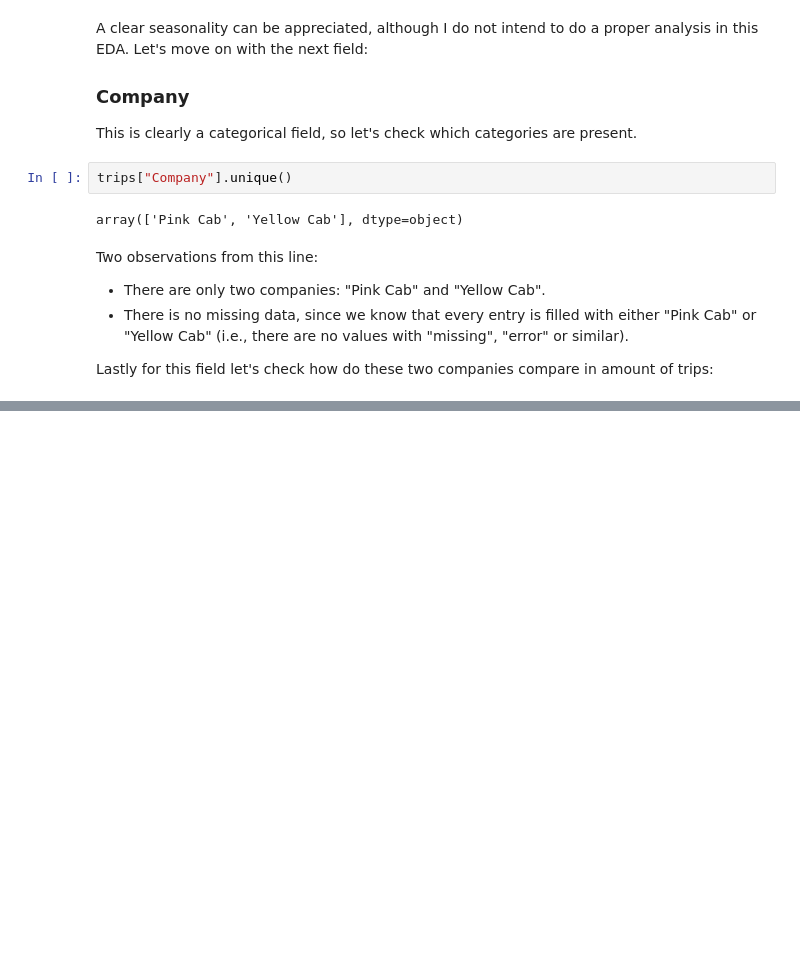
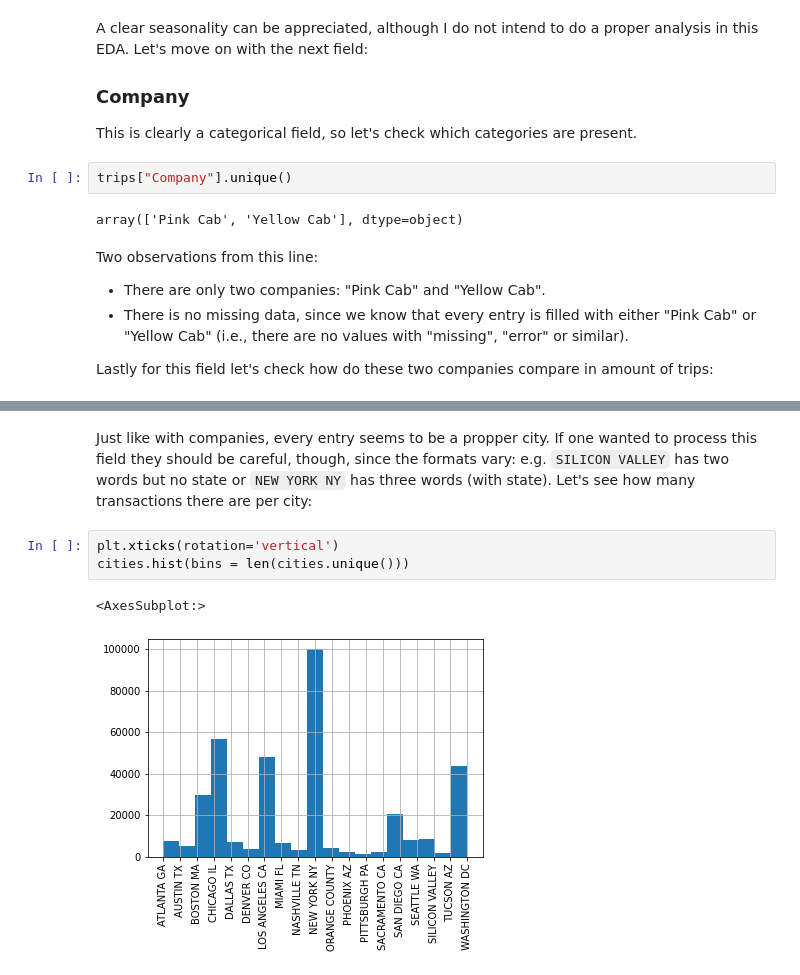
Before and after one commit to dme48/dataglacier-internship, a Jupyter notebook: Week 2/eda.ipynb, the cells around one changed output, grey strips where cells are left out. Saved outputs shown, nothing was run; the diff lists cells and outputs as text; blank space fills up the shorter version.

````diff
--- a/Week 2/eda.ipynb
+++ b/Week 2/eda.ipynb
@@ -133,0 +168,9 @@ For this time period, "Yellow Cab" has had around 3 times as many transactions a
+# %% [markdown]
+Just like with companies, every entry seems to be a propper city. If one wanted to process this field they should be careful, though, since the formats vary: e.g. ```SILICON VALLEY``` has two words but no state or ```NEW YORK NY``` has three words (with state).
+Let's see how many transactions there are per city:
+# %%
+plt.xticks(rotation='vertical')
+cities.hist(bins = len(cities.unique()))
+# %% [output]
+<AxesSubplot:>
+[figure, added]
````
Also changed, not shown: parts of 18 cells of this notebook.
